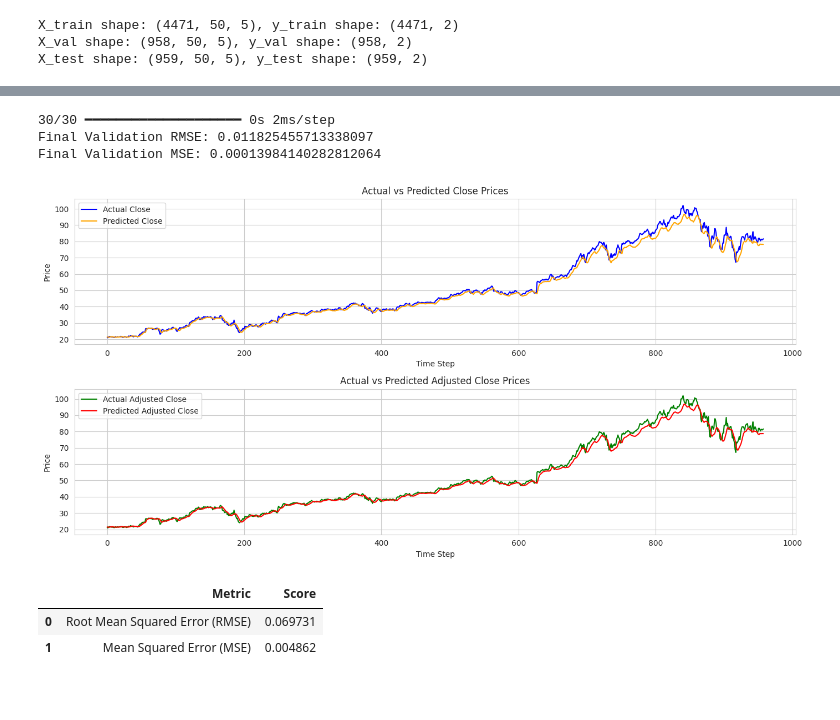
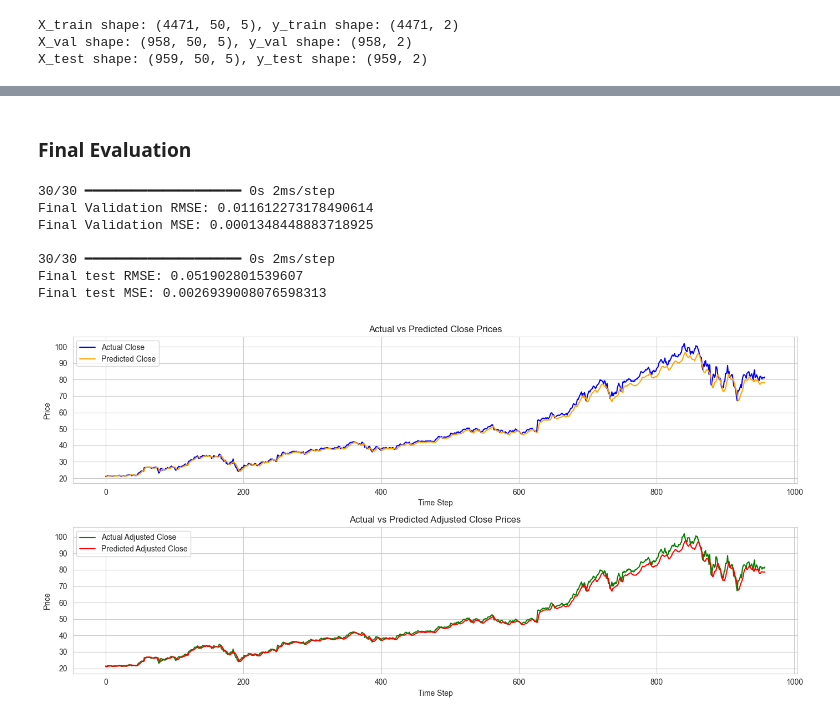
Before and after one commit to the-gauss/tiny-projects-ml, a Jupyter notebook: practice_assignments/u_adelaide/stock_2.ipynb, the cells around one changed output, grey strips where cells are left out. Cells and saved outputs as stored; diff of their text form; code cells hidden in the pictures; blank space fills up the shorter version.

Commit message:
Finalize `stock_2.ipynb` and `stock_3.ipynb`

```diff
--- a/practice_assignments/u_adelaide/stock_2.ipynb
+++ b/practice_assignments/u_adelaide/stock_2.ipynb
@@ -360,3 +408,5 @@ Epoch 20/20
+# %% [markdown]
+### Final Evaluation
 # %%
 # Evaluate the final tuned LSTM model on the validation set
 val_predictions = lstm_model.predict(X_val)
@@ -365,56 +415,52 @@ mse_val = mean_squared_error(y_val, val_predictions)
 
 # Display validation scores
 print(f"Final Validation RMSE: {rmse_val}")
-print(f"Final Validation MSE: {mse_val}")
+print(f"Final Validation MSE: {mse_val}\n")
+
+# Evaluate the final tuned LSTM model on the test set
+test_predictions = lstm_model.predict(X_test)
+rmse_test = np.sqrt(mean_squared_error(y_test, test_predictions))
+mse_test = mean_squared_error(y_test, test_predictions)
+
+# Display test scores
+print(f"Final test RMSE: {rmse_test}")
+print(f"Final test MSE: {mse_test}")
 
 # Rescale validation predictions and actual values for plotting
 y_val_unscaled = target_scaler.inverse_transform(y_val)
 val_predictions_unscaled = target_scaler.inverse_transform(val_predictions)
 
 # Plot real vs. predicted values for both columns
 plt.figure(figsize=(14, 7))
 
 # Plot for 'Close'
 plt.subplot(2, 1, 1)
 plt.plot(y_val_unscaled[:, 0], label='Actual Close', color='blue')
 plt.plot(val_predictions_unscaled[:, 0], label='Predicted Close', color='orange')
 plt.title('Actual vs Predicted Close Prices')
 plt.xlabel('Time Step')
 plt.ylabel('Price')
 plt.legend()
 plt.grid(True)
 
 # Plot for 'Adjusted Close'
 plt.subplot(2, 1, 2)
 plt.plot(y_val_unscaled[:, 1], label='Actual Adjusted Close', color='green')
 plt.plot(val_predictions_unscaled[:, 1], label='Predicted Adjusted Close', color='red')
 plt.title('Actual vs Predicted Adjusted Close Prices')
 plt.xlabel('Time Step')
 plt.ylabel('Price')
 plt.legend()
 plt.grid(True)
 
 plt.tight_layout()
 plt.show()
 # %% [output]
 30/30 ━━━━━━━━━━━━━━━━━━━━ 0s 2ms/step
-Final Validation RMSE: 0.011825455713338097
-Final Validation MSE: 0.00013984140282812064
+Final Validation RMSE: 0.011612273178490614
+Final Validation MSE: 0.0001348448883718925
+
+30/30 ━━━━━━━━━━━━━━━━━━━━ 0s 2ms/step
+Final test RMSE: 0.051902801539607
+Final test MSE: 0.0026939008076598313
-[figure, old version]
+[figure, new version]
-# %%
-import pandas as pd
-
-# Assuming the test scores from the tuned LSTM model (replace with actual values if running locally)
-test_rmse = rmse_test_lstm  # Replace with actual RMSE for the test set
-test_mse = mse_test_lstm  # Replace with actual MSE for the test set
-
-# Create a DataFrame for displaying the scores
-test_scores_df = pd.DataFrame({
-    'Metric': ['Root Mean Squared Error (RMSE)', 'Mean Squared Error (MSE)'],
-    'Score': [test_rmse, test_mse]
-})
-test_scores_df
-# %% [output]
-|  | Metric | Score |
-| 0 | Root Mean Squared Error (RMSE) | 0.069731 |
-| 1 | Mean Squared Error (MSE) | 0.004862 |
```
Also changed, not shown: parts of 22 cells of this notebook, 1 other file.
